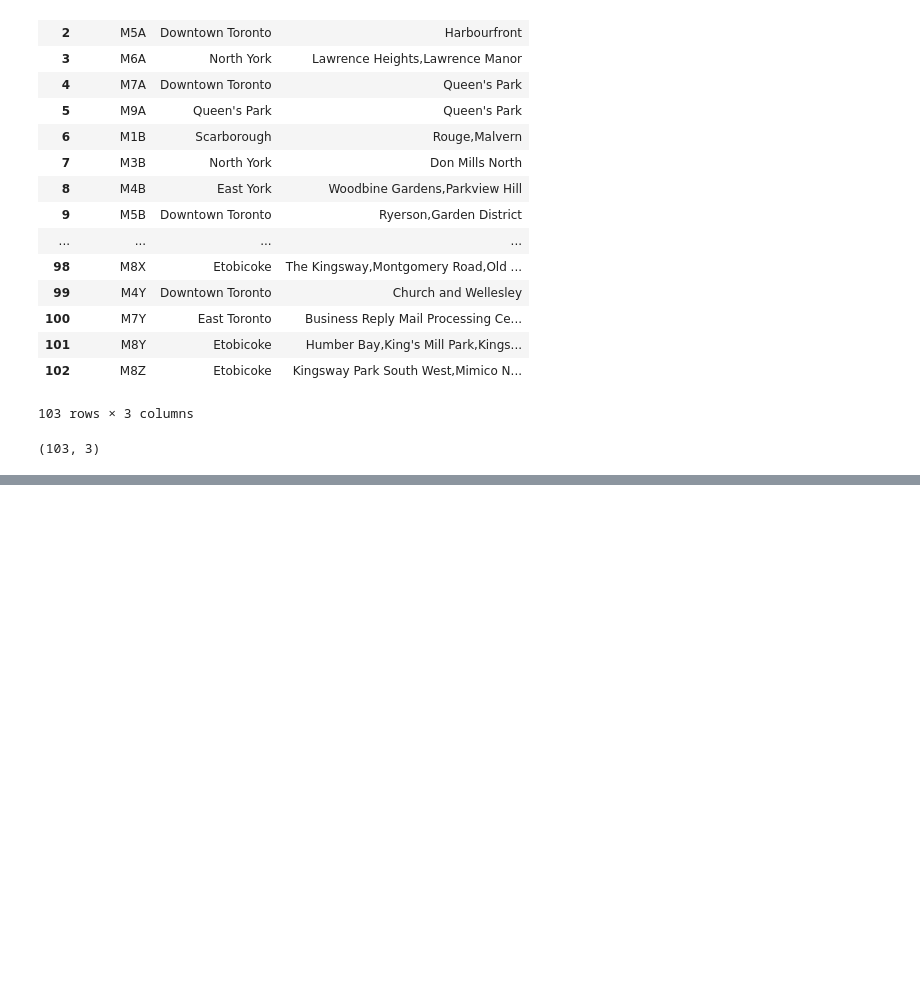
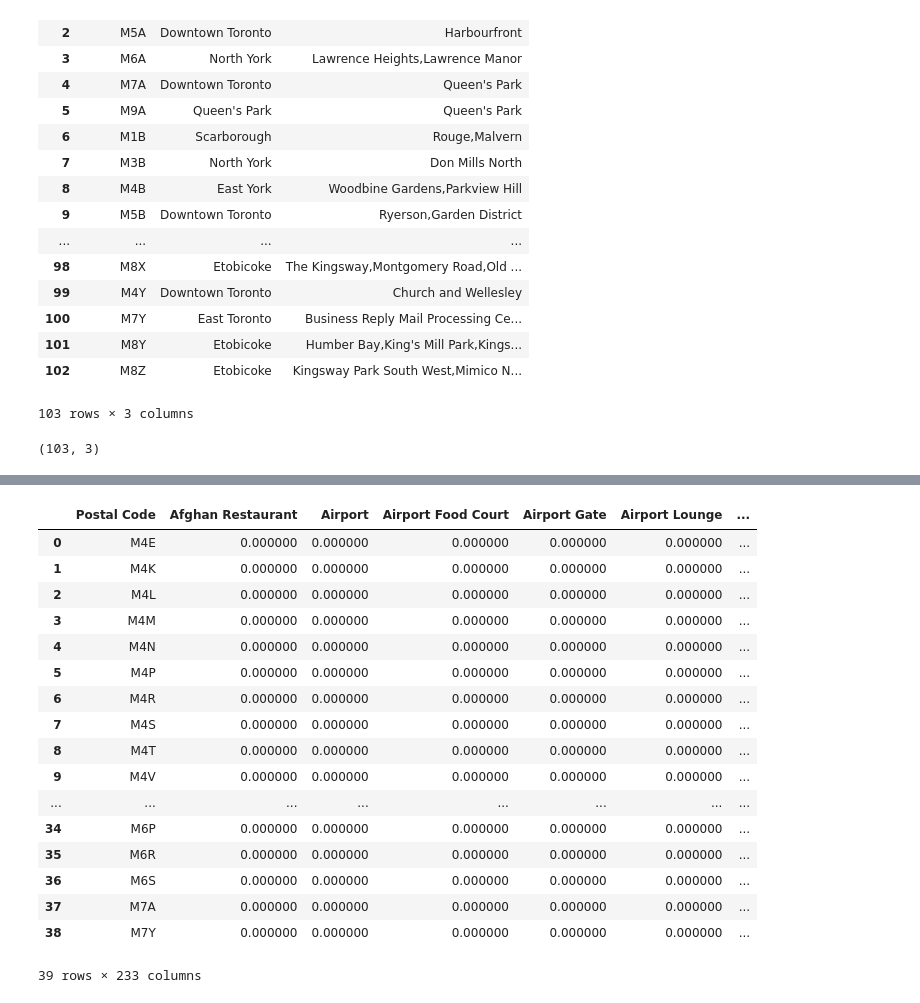
Before and after one commit to ho-ng/capstone, a Jupyter notebook: TorontoClustering.ipynb, the cells around one changed output, grey strips where cells are left out. Cells and saved outputs as stored; diff of their text form; code cells hidden in the pictures; blank space fills up the shorter version.

```diff
--- a/TorontoClustering.ipynb
+++ b/TorontoClustering.ipynb
@@ -105,0 +179,7 @@ df.shape
+# %%
+CLIENT_ID = 'REMOVED' # your Foursquare ID
+CLIENT_SECRET = 'REMOVED' # your Foursquare Secret
+VERSION = '20180605' # Foursquare API version
+# %%
+LIMIT = 100 # limit of number of venues returned by Foursquare API
+radius = 500 # define radius
@@ -105,0 +227,6 @@ df.shape
+# %%
+# Extract nearby venues to all the postal codes in Metro Toronto
+toronto_venues = getNearbyVenues(names=toronto_data['Postcode'],
+                                 latitudes=toronto_data['Latitude'],
+                                 longitudes=toronto_data['Longitude']
+                                 )
@@ -105,0 +260,13 @@ df.shape
+# %%
+# Analyze each postal code area
+# one hot encoding
+toronto_onehot = pd.get_dummies(toronto_venues[['Venue Category']], prefix="", prefix_sep="")
+
+# add postal code column back to dataframe
+toronto_onehot['Postal Code'] = toronto_venues['Postal Code']
+
+# move postal code column to the first column
+fixed_columns = [toronto_onehot.columns[-1]] + list(toronto_onehot.columns[:-1])
+toronto_onehot = toronto_onehot[fixed_columns]
+
+toronto_onehot.head()
@@ -105,0 +281,23 @@ df.shape
+# %%
+# Group rows by postal code and by taking the mean of the frequency of occurrence of each category
+toronto_grouped = toronto_onehot.groupby('Postal Code').mean().reset_index()
+toronto_grouped
+# %% [output]
+|  | Postal Code | Afghan Restaurant | Airport | Airport Food Court | Airport Gate | Airport Lounge | ... |
+| 0 | M4E | 0.000000 | 0.000000 | 0.000000 | 0.000000 | 0.000000 | ... |
+| 1 | M4K | 0.000000 | 0.000000 | 0.000000 | 0.000000 | 0.000000 | ... |
+| 2 | M4L | 0.000000 | 0.000000 | 0.000000 | 0.000000 | 0.000000 | ... |
+| 3 | M4M | 0.000000 | 0.000000 | 0.000000 | 0.000000 | 0.000000 | ... |
+| 4 | M4N | 0.000000 | 0.000000 | 0.000000 | 0.000000 | 0.000000 | ... |
+| 5 | M4P | 0.000000 | 0.000000 | 0.000000 | 0.000000 | 0.000000 | ... |
+| 6 | M4R | 0.000000 | 0.000000 | 0.000000 | 0.000000 | 0.000000 | ... |
+| 7 | M4S | 0.000000 | 0.000000 | 0.000000 | 0.000000 | 0.000000 | ... |
+| 8 | M4T | 0.000000 | 0.000000 | 0.000000 | 0.000000 | 0.000000 | ... |
+| 9 | M4V | 0.000000 | 0.000000 | 0.000000 | 0.000000 | 0.000000 | ... |
+| ... | ... | ... | ... | ... | ... | ... | ... |
+| 34 | M6P | 0.000000 | 0.000000 | 0.000000 | 0.000000 | 0.000000 | ... |
+| 35 | M6R | 0.000000 | 0.000000 | 0.000000 | 0.000000 | 0.000000 | ... |
+| 36 | M6S | 0.000000 | 0.000000 | 0.000000 | 0.000000 | 0.000000 | ... |
+| 37 | M7A | 0.000000 | 0.000000 | 0.000000 | 0.000000 | 0.000000 | ... |
+| 38 | M7Y | 0.000000 | 0.000000 | 0.000000 | 0.000000 | 0.000000 | ... |
+39 rows × 233 columns
```
Also changed, not shown: parts of 20 cells of this notebook.
